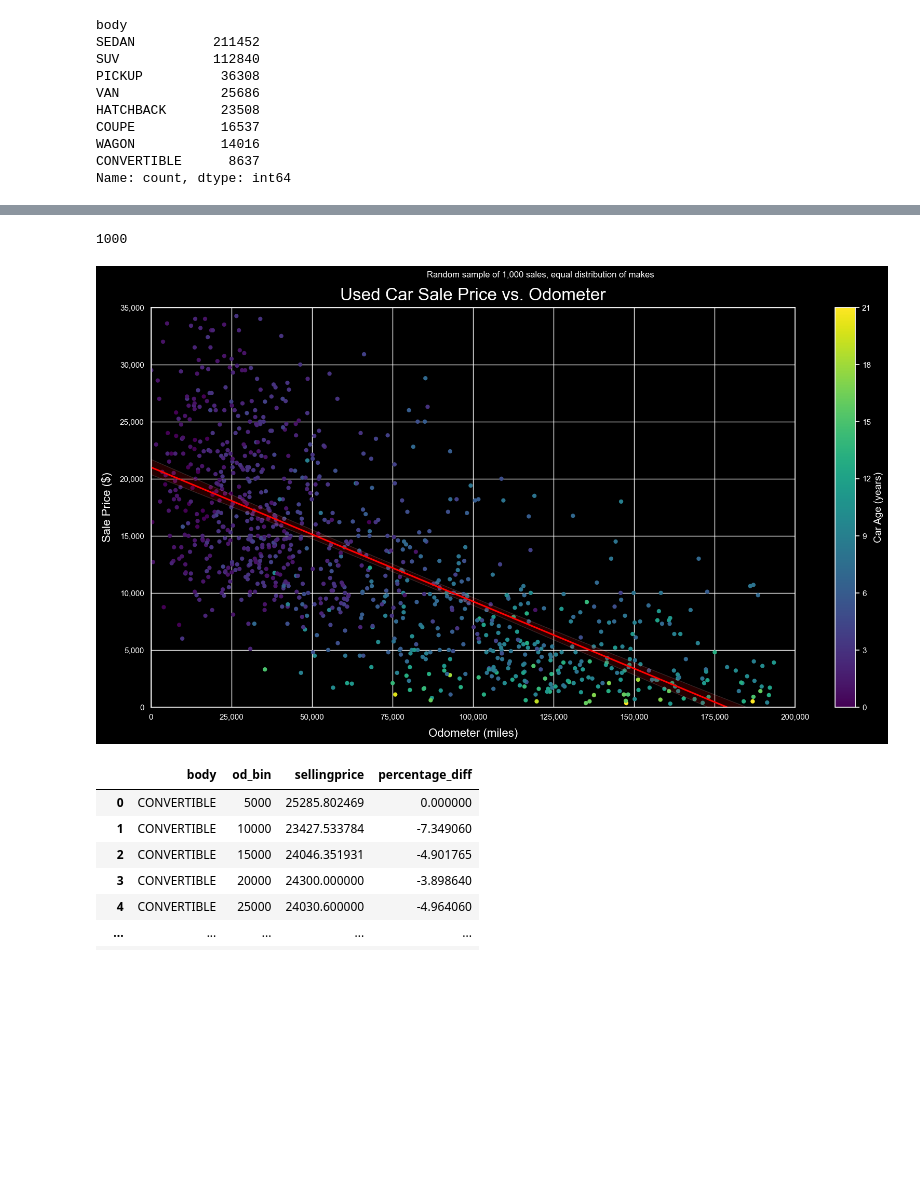
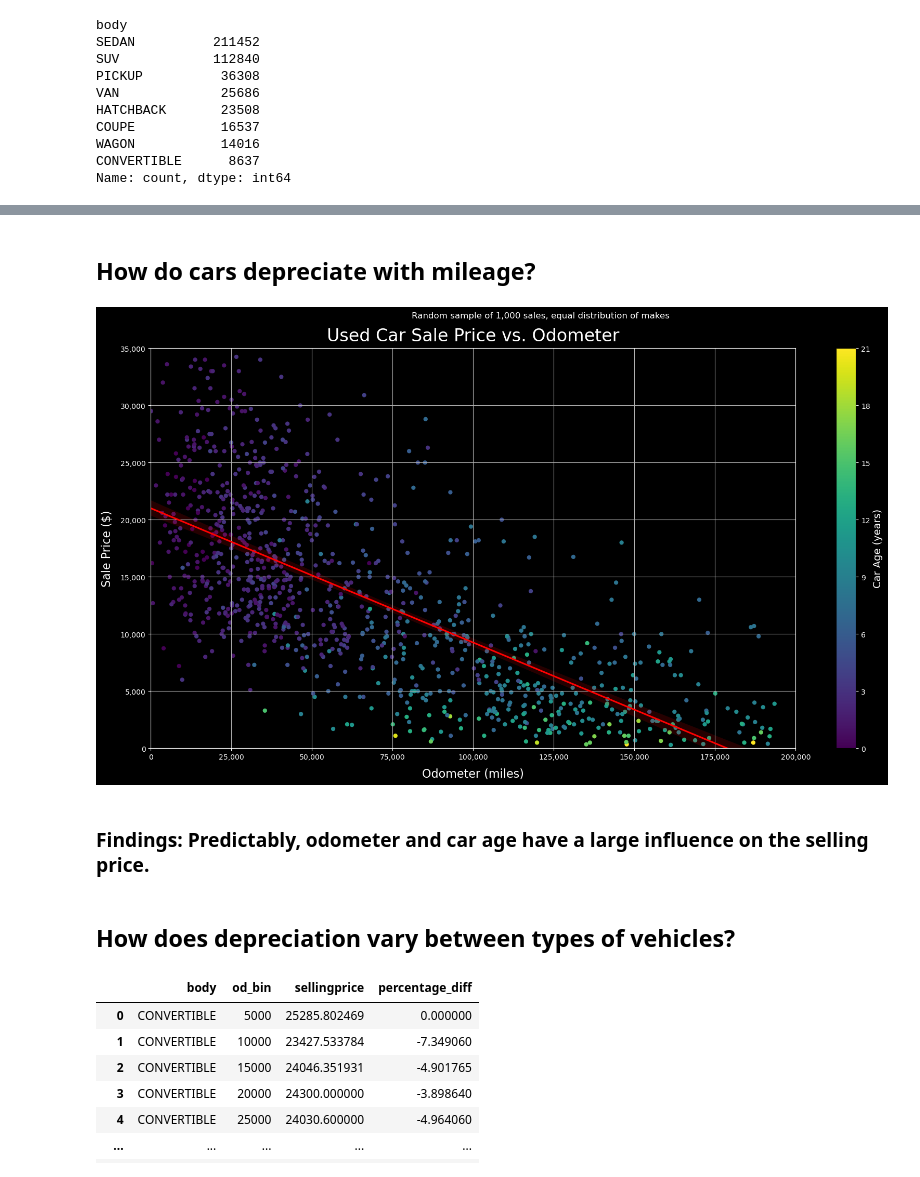
Before and after one commit to wihbit/used_car_market, a Jupyter notebook: alex.ipynb, the cells around one changed output, grey strips where cells are left out. Cells and saved outputs as stored; diff of their text form; code cells hidden in the pictures; blank space fills up the shorter version.

Commit message:
Updating my notebook / plots done - Alex

```diff
--- a/alex.ipynb
+++ b/alex.ipynb
@@ -65,19 +67,23 @@ df['age'].plot(kind='hist', bins=25)
+# %% [markdown]
+## How do cars depreciate with mileage?
 # %%
 # The full dataset has far too many records for a scatterplot, so we will grab a random sample of 1000
-#sampled = df.sample(1000, random_state=1)
+# We will also make sure this random sample is maintaining a uniform proportion of samples from each car make (40 per make, 25 makes = 1000)
 sampled = df.groupby('make').sample(40, random_state=1)
-print(len(sampled))
 
 # Create a plot
 fig, ax = plt.subplots(figsize=(20, 10))
 plt.ylim(0, 35000)
 plt.xlim(0, 200000)
+
+# Making the background black
 fig.patch.set_facecolor('black')
 ax.set_facecolor('black')
 
-# Plotting using Seaborn
-#sns.scatterplot(data=sampled, x="odometer", y="sellingprice", hue="age", ax=ax, palette='plasma', edgecolor='none')
+# Making a scatter plot comparing odometer and selling price, but also coloring by age
 scatter = ax.scatter(sampled['odometer'], sampled['sellingprice'], c=sampled['age'], cmap='viridis', edgecolor='none')
+
+# Overlaying on that plot a seaborn regplot to show the linear regression line for odometer and price
 sns.regplot(data=sampled, x='odometer', y='sellingprice', scatter = False, line_kws={'color': 'red'})
 
 # Set axis labels
@@ -85,33 +91,39 @@ ax.set_xlabel('Odometer (miles)', color='white', fontsize=16, labelpad=10)
 ax.set_ylabel('Sale Price ($)', color='white', fontsize=16, labelpad=10)
 ax.set_title('Used Car Sale Price vs. Odometer', fontsize=24, pad=10)
 fig.suptitle('Random sample of 1,000 sales, equal distribution of makes', fontsize=12, color='white', y=0.95)
 
 # Adjust plot elements to be visible against black background
 ax.spines['bottom'].set_color('white')
 ax.spines['top'].set_color('white')
 ax.spines['right'].set_color('white')
 ax.spines['left'].set_color('white')
 ax.xaxis.label.set_color('white')
 ax.yaxis.label.set_color('white')
 ax.title.set_color('white')
 ax.tick_params(axis='x', colors='white')
 ax.tick_params(axis='y', colors='white')
 
 # Format x tick labels to have commas in the thousands place
 ax.xaxis.set_major_formatter(ticker.FuncFormatter(lambda x, pos: f'{int(x):,}'))
 ax.yaxis.set_major_formatter(ticker.FuncFormatter(lambda x, pos: f'{int(x):,}'))
 
 # Add a colorbar
 cbar = fig.colorbar(scatter, ax=ax)
 cbar.set_label('Car Age (years)', fontsize=14, color='white')
 cbar.ax.yaxis.set_tick_params(color='white')
 plt.setp(plt.getp(cbar.ax.axes, 'yticklabels'), color='white')
 cbar.locator = ticker.MaxNLocator(integer=True)
 cbar.update_ticks()
 
+# Add a grid
+plt.grid()
+
 # Show the plot
 plt.show()
 # %% [output]
-1000
-[figure, old version]
+[figure, new version]
+# %% [markdown]
+### Findings: Predictably, odometer and car age have a large influence on the selling price.
+# %% [markdown]
+## How does depreciation vary between types of vehicles?
 # %%
```
Also changed, not shown: parts of 17 cells of this notebook.
